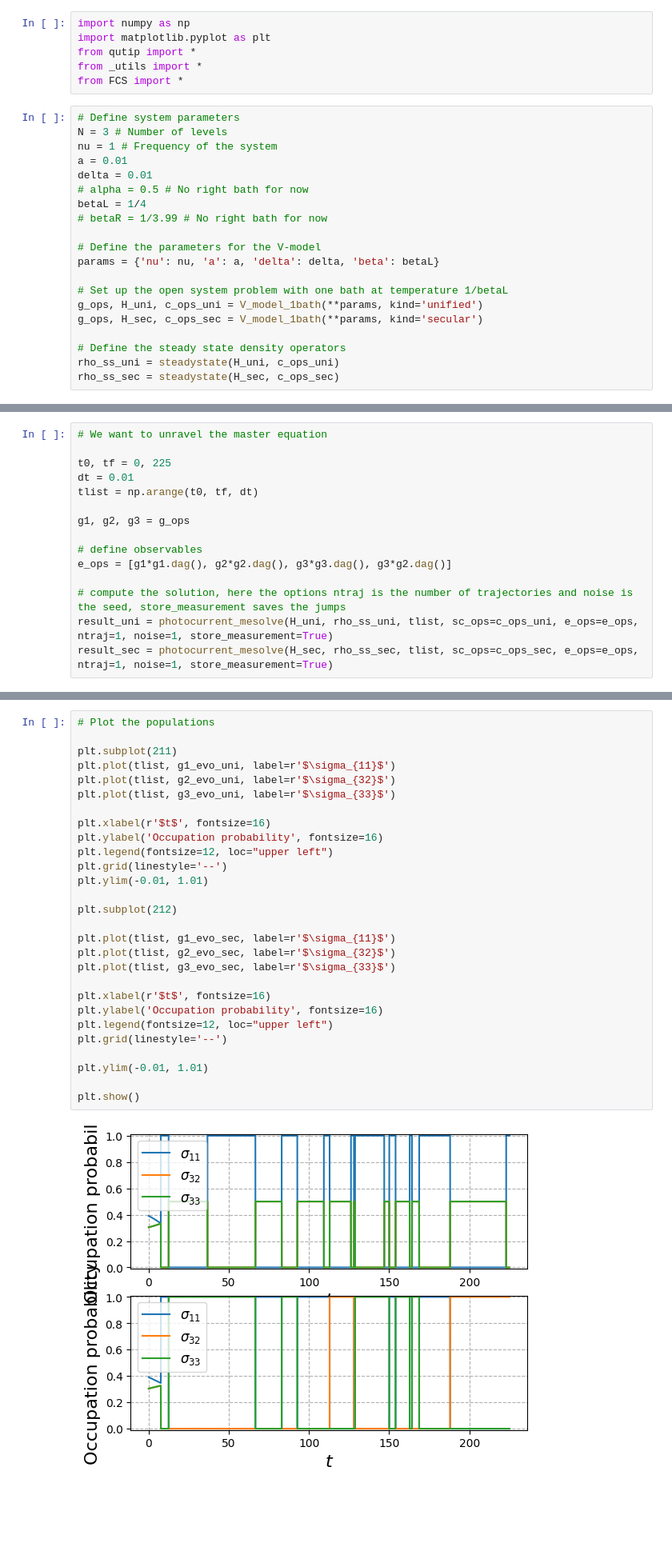
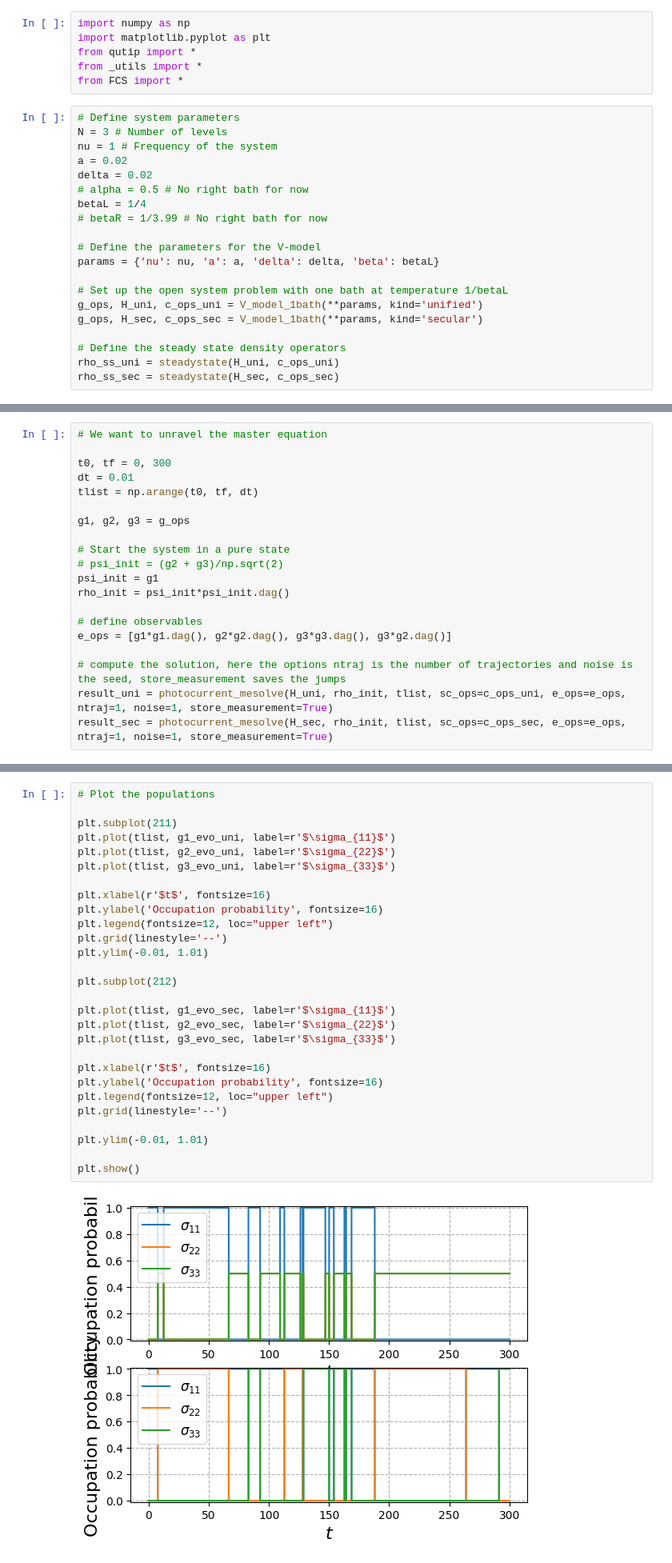
Before and after one commit to mikeal888/The_V_model, a Jupyter notebook: Equilibrium.ipynb, the cells around one changed output, grey strips where cells are left out. Shown: that part at 80% size. Drawn from its saved outputs; the diff is of its cells as text; blank space fills up the shorter version.

```diff
--- a/Equilibrium.ipynb
+++ b/Equilibrium.ipynb
@@ -10,8 +10,8 @@ from FCS import *
 # Define system parameters
 N = 3 # Number of levels
 nu = 1 # Frequency of the system
-a = 0.01
-delta = 0.01
+a = 0.02
+delta = 0.02
 # alpha = 0.5 # No right bath for now
 betaL = 1/4
 # betaR = 1/3.99 # No right bath for now
@@ -31,16 +29,21 @@ Quantum object: dims = [[3], [3]], shape = (3, 3), type = oper, isherm = True $
 # %%
 # We want to unravel the master equation
 
-t0, tf = 0, 225
+t0, tf = 0, 300
 dt = 0.01
 tlist = np.arange(t0, tf, dt)
 
 g1, g2, g3 = g_ops
 
+# Start the system in a pure state
+# psi_init = (g2 + g3)/np.sqrt(2)
+psi_init = g1
+rho_init = psi_init*psi_init.dag()
+
 # define observables
 e_ops = [g1*g1.dag(), g2*g2.dag(), g3*g3.dag(), g3*g2.dag()]
 
 # compute the solution, here the options ntraj is the number of trajectories and noise is the seed, store_measurement saves the jumps
-result_uni = photocurrent_mesolve(H_uni, rho_ss_uni, tlist, sc_ops=c_ops_uni, e_ops=e_ops, ntraj=1, noise=1, store_measurement=True)
-result_sec = photocurrent_mesolve(H_sec, rho_ss_sec, tlist, sc_ops=c_ops_sec, e_ops=e_ops, ntraj=1, noise=1, store_measurement=True)
+result_uni = photocurrent_mesolve(H_uni, rho_init, tlist, sc_ops=c_ops_uni, e_ops=e_ops, ntraj=1, noise=1, store_measurement=True)
+result_sec = photocurrent_mesolve(H_sec, rho_init, tlist, sc_ops=c_ops_sec, e_ops=e_ops, ntraj=1, noise=1, store_measurement=True)
 # %% [output]
@@ -60,33 +63,33 @@ g32_evo_sec = result_sec.expect[3]
 # %%
 # Plot the populations
 
 plt.subplot(211)
 plt.plot(tlist, g1_evo_uni, label=r'$\sigma_{11}$')
-plt.plot(tlist, g2_evo_uni, label=r'$\sigma_{32}$')
+plt.plot(tlist, g2_evo_uni, label=r'$\sigma_{22}$')
 plt.plot(tlist, g3_evo_uni, label=r'$\sigma_{33}$')
 
 plt.xlabel(r'$t$', fontsize=16)
 plt.ylabel('Occupation probability', fontsize=16)
 plt.legend(fontsize=12, loc="upper left")
 plt.grid(linestyle='--')
 plt.ylim(-0.01, 1.01)
 
 plt.subplot(212)
 
 plt.plot(tlist, g1_evo_sec, label=r'$\sigma_{11}$')
-plt.plot(tlist, g2_evo_sec, label=r'$\sigma_{32}$')
+plt.plot(tlist, g2_evo_sec, label=r'$\sigma_{22}$')
 plt.plot(tlist, g3_evo_sec, label=r'$\sigma_{33}$')
 
 plt.xlabel(r'$t$', fontsize=16)
 plt.ylabel('Occupation probability', fontsize=16)
 plt.legend(fontsize=12, loc="upper left")
 plt.grid(linestyle='--')
 
 plt.ylim(-0.01, 1.01)
 
 plt.show()
 # %% [output]
-[figure, old version]
+[figure, new version]
 # %%
 # Plot the coherences
 
```
Also changed, not shown: parts of 5 cells of this notebook.
